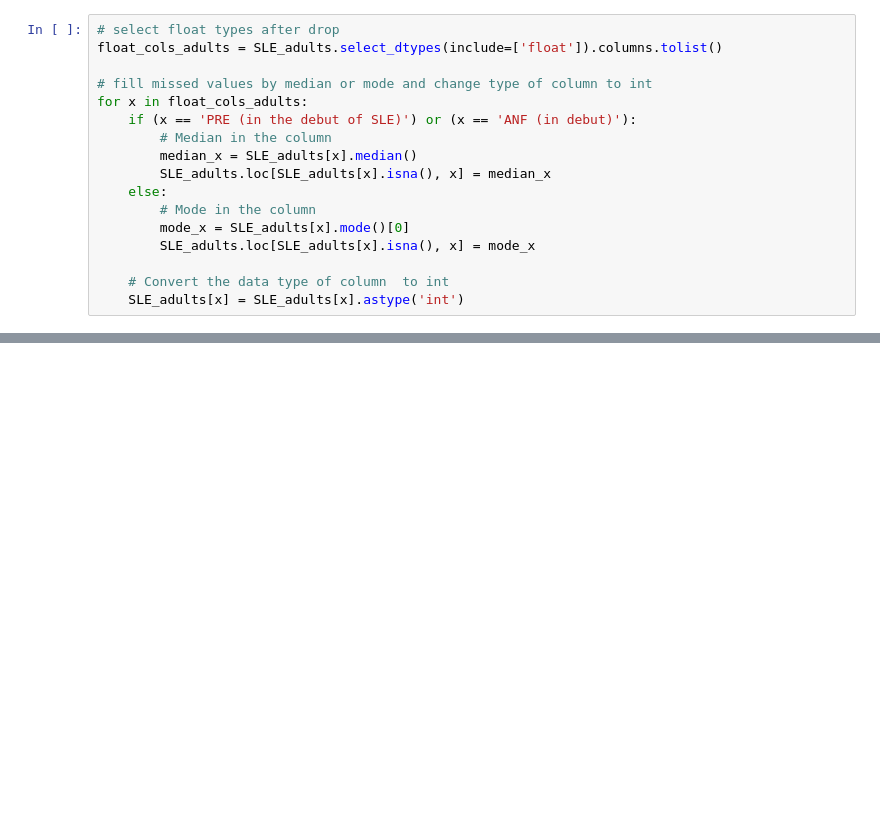
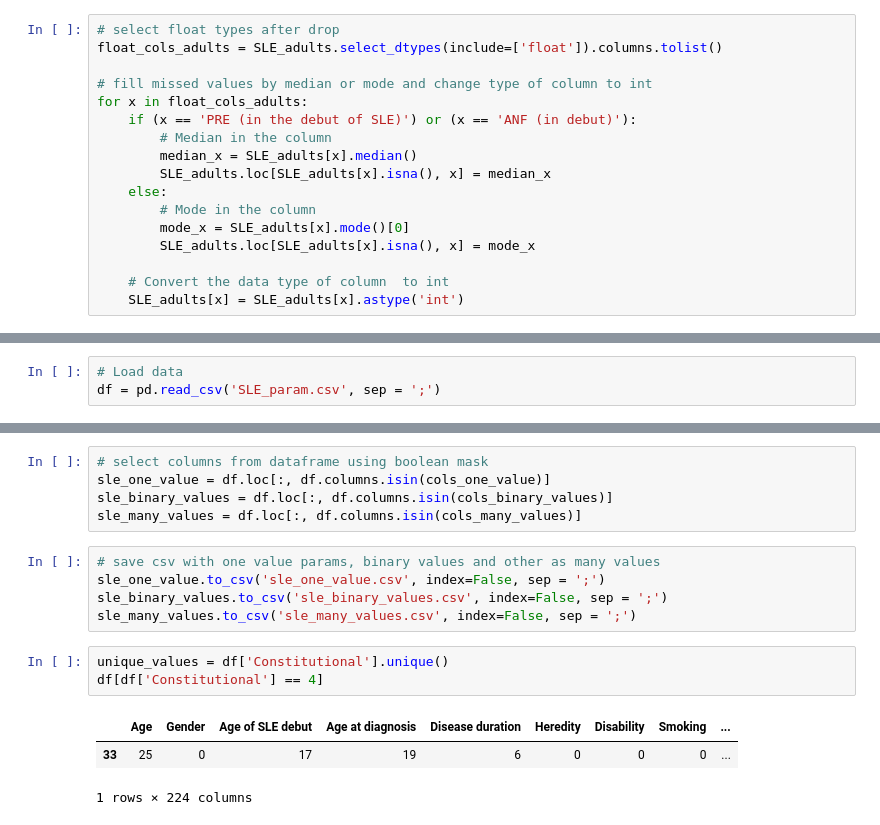
Before and after one commit to kgaydukova/SLE_model, a Jupyter notebook: test_SLE.ipynb, the cells around one changed output, grey strips where cells are left out. Drawn from its saved outputs; the diff is of its cells as text; blank space fills up the shorter version.

```diff
--- a/test_SLE.ipynb
+++ b/test_SLE.ipynb
@@ -203,0 +458,3 @@ SLE_adults.to_csv('SLE_adults_fixed.csv', index=False, sep = ';')
+# %%
+# Load data
+df = pd.read_csv('SLE_param.csv', sep = ';')
@@ -203,0 +496,17 @@ SLE_adults.to_csv('SLE_adults_fixed.csv', index=False, sep = ';')
+# %%
+# select columns from dataframe using boolean mask
+sle_one_value = df.loc[:, df.columns.isin(cols_one_value)]
+sle_binary_values = df.loc[:, df.columns.isin(cols_binary_values)]
+sle_many_values = df.loc[:, df.columns.isin(cols_many_values)]
+# %%
+# save csv with one value params, binary values and other as many values
+sle_one_value.to_csv('sle_one_value.csv', index=False, sep = ';')
+sle_binary_values.to_csv('sle_binary_values.csv', index=False, sep = ';')
+sle_many_values.to_csv('sle_many_values.csv', index=False, sep = ';')
+# %%
+unique_values = df['Constitutional'].unique()
+df[df['Constitutional'] == 4]
+# %% [output]
+|  | Age | Gender | Age of SLE debut | Age at diagnosis | Disease duration | Heredity | Disability | Smoking | ... |
+| 33 | 25 | 0 | 17 | 19 | 6 | 0 | 0 | 0 | ... |
+1 rows × 224 columns
```
Also changed, not shown: parts of 43 cells of this notebook.
